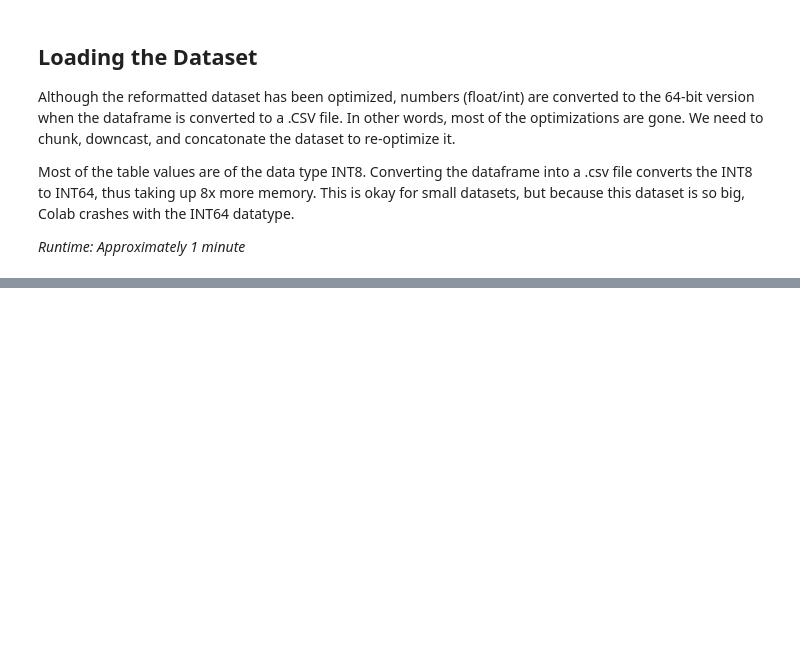
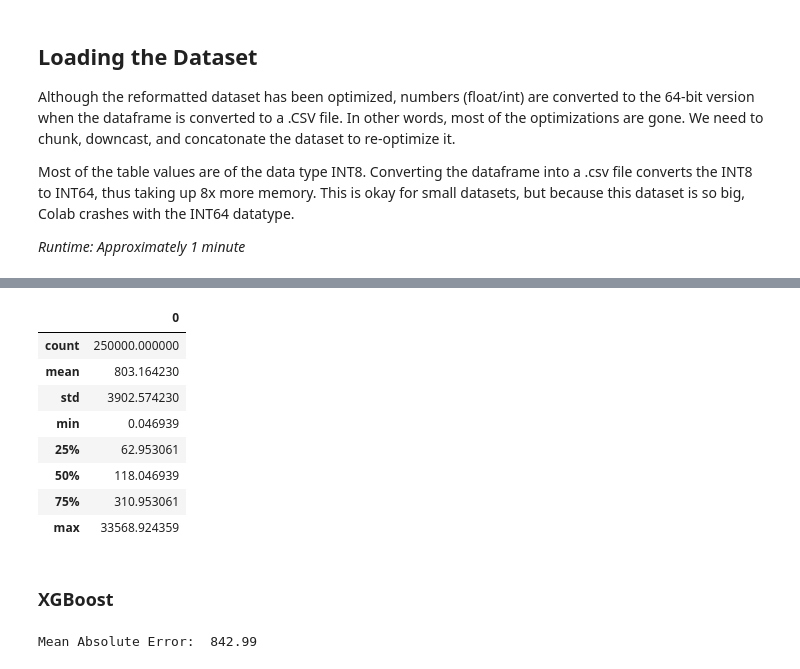
Before and after one commit to GOTWIC/AI-Chess-Engine, a Jupyter notebook: Chess_Engine.ipynb, the cells around one changed output, grey strips where cells are left out. Saved outputs shown, nothing was run; the diff lists cells and outputs as text; code cells hidden in the pictures; blank space fills up the shorter version.

```diff
--- a/Chess_Engine.ipynb
+++ b/Chess_Engine.ipynb
@@ -165,0 +272,23 @@ data.head()
+# %%
+y_val_arr = y_val.to_numpy()
+error_statistics = pd.DataFrame(abs(pred - y_val_arr))
+error_statistics.describe()
+# %% [output]
+|  | 0 |
+| count | 250000.000000 |
+| mean | 803.164230 |
+| std | 3902.574230 |
+| min | 0.046939 |
+| 25% | 62.953061 |
+| 50% | 118.046939 |
+| 75% | 310.953061 |
+| max | 33568.924359 |
+# %% [markdown]
+### XGBoost
+# %%
+xgb_model = xgb.XGBRegressor(objective='reg:squarederror')
+xgb_model.fit(X_train, y_train)
+pred = xgb_model.predict(X_val)
+print("Mean Absolute Error: ", mean_absolute_error(y_val, pred))
+# %% [output]
+Mean Absolute Error:  842.99
```
Also changed, not shown: parts of 19 cells of this notebook.
